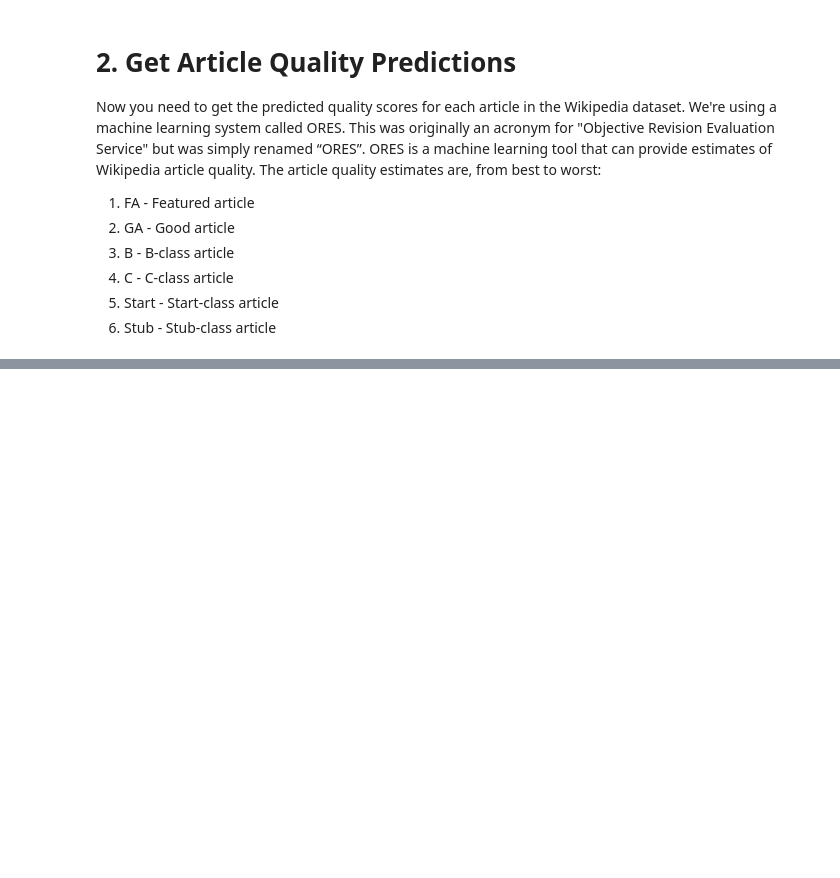
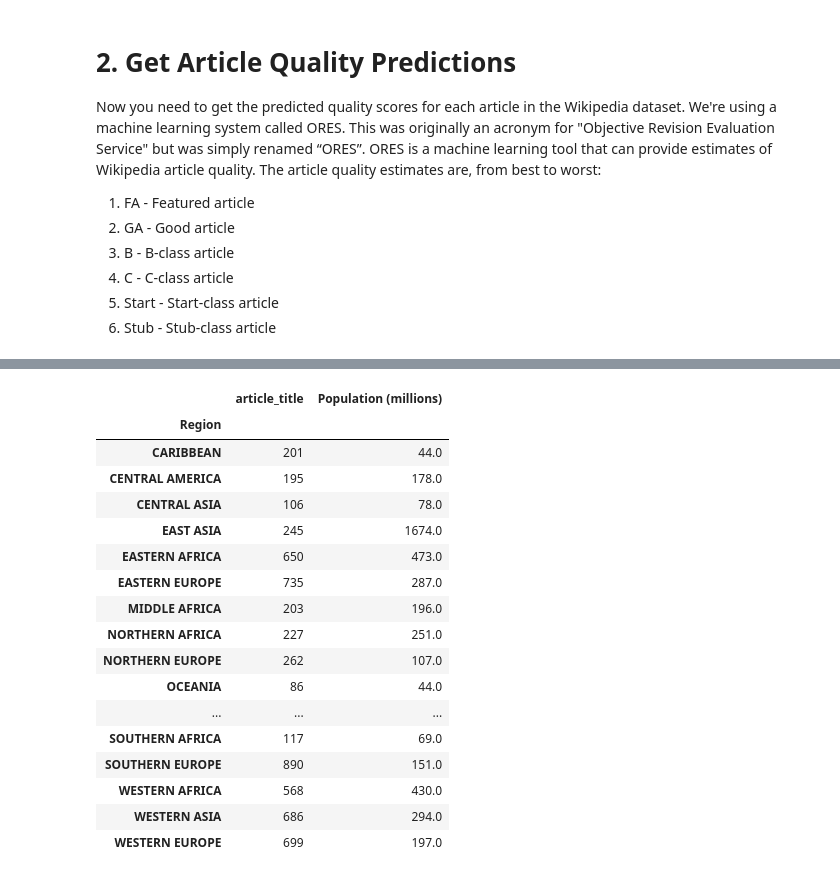
Before and after one commit to hbaghar/data-512-homework_2, a Jupyter notebook: HW2.ipynb, the cells around one changed output, grey strips where cells are left out. Saved outputs shown, nothing was run; the diff lists cells and outputs as text; code cells hidden in the pictures; blank space fills up the shorter version.

```diff
--- a/HW2.ipynb
+++ b/HW2.ipynb
@@ -268,0 +283,5 @@ articles.to_csv("articles.csv", index=False)
+# %%
+articles = pd.read_csv("articles.csv")
+# %%
+combined_data = pd.merge(articles, population, how="outer", left_on="country", right_on="Country")
+combined_data.shape
@@ -268,0 +315,11 @@ articles.to_csv("articles.csv", index=False)
+# %%
+combined_data = combined_data.dropna(axis=0)
+combined_data.rename(
+    {
+        "Population (millions)": "population",
+        "Region":"region",
+        "revid":"revision_id",
+        "ores":"article_quality",
+        "name":"article_title"
+    }, axis=1, inplace=True)
+combined_data[["country", "region", "population", "article_title", "revision_id", "article_quality"]].to_csv("wp_politicians_by_country.csv", index=False)
@@ -268,0 +330,5 @@ articles.to_csv("articles.csv", index=False)
+# %%
+combined_data = combined_data[["country", "region", "population", "article_title", "revision_id", "article_quality"]]
+total_articles_by_country = combined_data.groupby("country").agg({"article_title":"count", "population":"max"}).reset_index()
+total_articles_by_country.set_index("country", inplace=True)
+total_articles_by_country
@@ -268,0 +350,23 @@ articles.to_csv("articles.csv", index=False)
+# %%
+total_articles_by_region = combined_data.groupby("region").agg({"article_title":"count"}).merge(population_totals, how="left", left_index=True, right_on="Region")
+total_articles_by_region.set_index("Region", inplace=True)
+total_articles_by_region
+# %% [output]
+|  | article_title | Population (millions) |
+| Region |  |  |
+| CARIBBEAN | 201 | 44.0 |
+| CENTRAL AMERICA | 195 | 178.0 |
+| CENTRAL ASIA | 106 | 78.0 |
+| EAST ASIA | 245 | 1674.0 |
+| EASTERN AFRICA | 650 | 473.0 |
+| EASTERN EUROPE | 735 | 287.0 |
+| MIDDLE AFRICA | 203 | 196.0 |
+| NORTHERN AFRICA | 227 | 251.0 |
+| NORTHERN EUROPE | 262 | 107.0 |
+| OCEANIA | 86 | 44.0 |
+| ... | ... | ... |
+| SOUTHERN AFRICA | 117 | 69.0 |
+| SOUTHERN EUROPE | 890 | 151.0 |
+| WESTERN AFRICA | 568 | 430.0 |
+| WESTERN ASIA | 686 | 294.0 |
+| WESTERN EUROPE | 699 | 197.0 |
```
Also changed, not shown: parts of 26 cells of this notebook, 2 other files.
